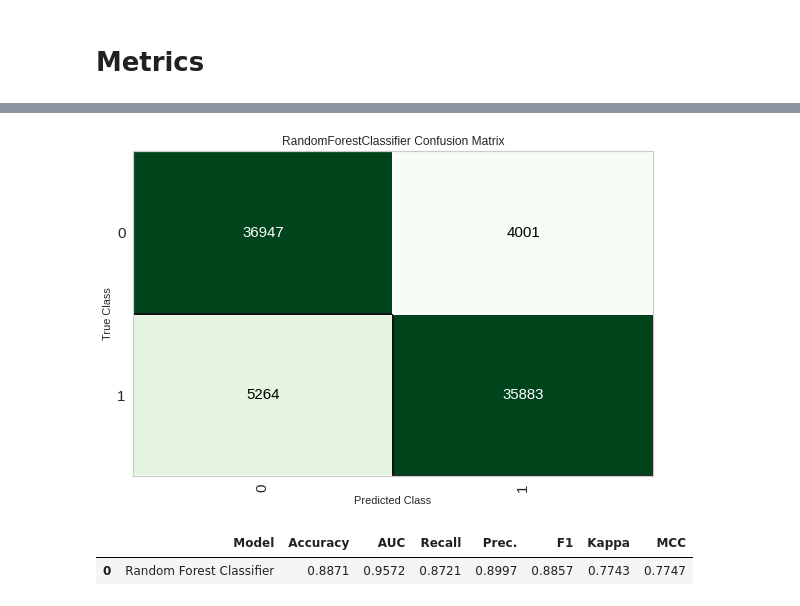
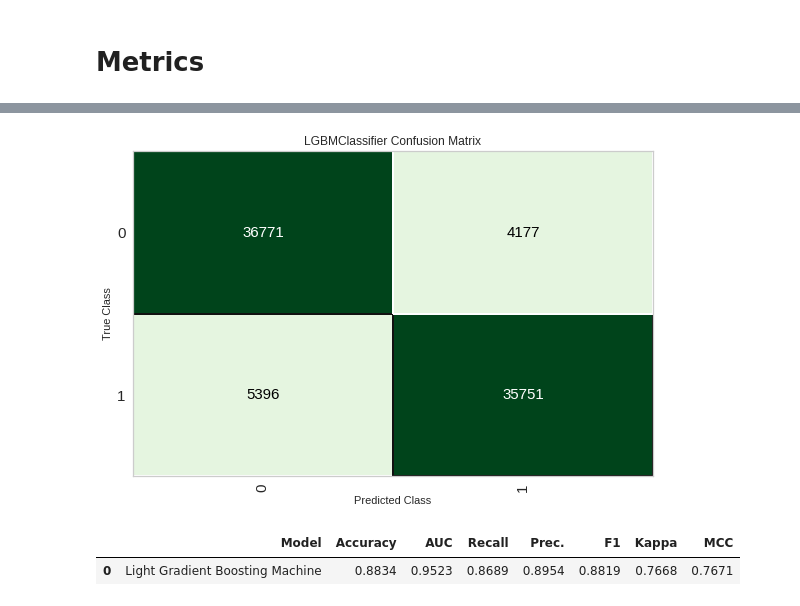
Before and after one commit to MaksonViini/Credit-Risc, a Jupyter notebook: pycaret_data_transform.ipynb, the cells around one changed output, grey strips where cells are left out. Saved outputs shown, nothing was run; the diff lists cells and outputs as text; code cells hidden in the pictures.

```diff
--- a/pycaret_data_transform.ipynb
+++ b/pycaret_data_transform.ipynb
@@ -100,6 +100,6 @@ best_models = compare_models(fold=5)
 # %% [markdown]
 # Create Model
 # %%
-model = create_model('rf', fold=5)
+model = create_model('lightgbm', fold=5)
 # %% [output]
 |  | Accuracy | AUC | Recall | Prec. | F1 | Kappa | MCC |
@@ -113,5 +113,5 @@ model = create_model('rf', fold=5)
 # %% [markdown]
 # Tuning Model
 # %%
-tuned_clf = tune_model(model, n_iter=5, search_library='scikit-optimize', fold=5)
+tuned_lgbm = tune_model(model, n_iter=5, search_library='scikit-optimize', fold=5)
 # %% [output]
@@ -135,9 +136,9 @@ plot_model(model, plot='feature')
 # %%
-plot_model(model, plot='confusion_matrix')
+plot_model(tuned_lgbm, plot='confusion_matrix')
 # %% [output]
-[figure, old version]
+[figure, new version]
 # %%
-predict_model(model);
+predict_model(tuned_lgbm);
 # %% [output]
 |  | Model | Accuracy | AUC | Recall | Prec. | F1 | Kappa | MCC |
-| 0 | Random Forest Classifier | 0.8871 | 0.9572 | 0.8721 | 0.8997 | 0.8857 | 0.7743 | 0.7747 |
+| 0 | Light Gradient Boosting Machine | 0.8834 | 0.9523 | 0.8689 | 0.8954 | 0.8819 | 0.7668 | 0.7671 |
```
Also changed, not shown: parts of 10 cells of this notebook, 1 other file.
